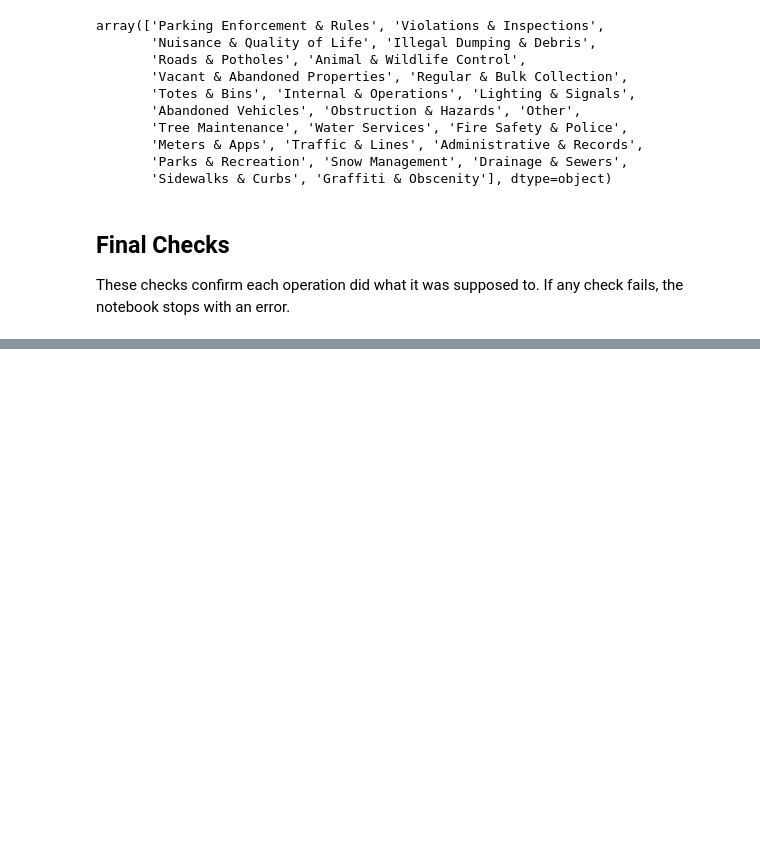
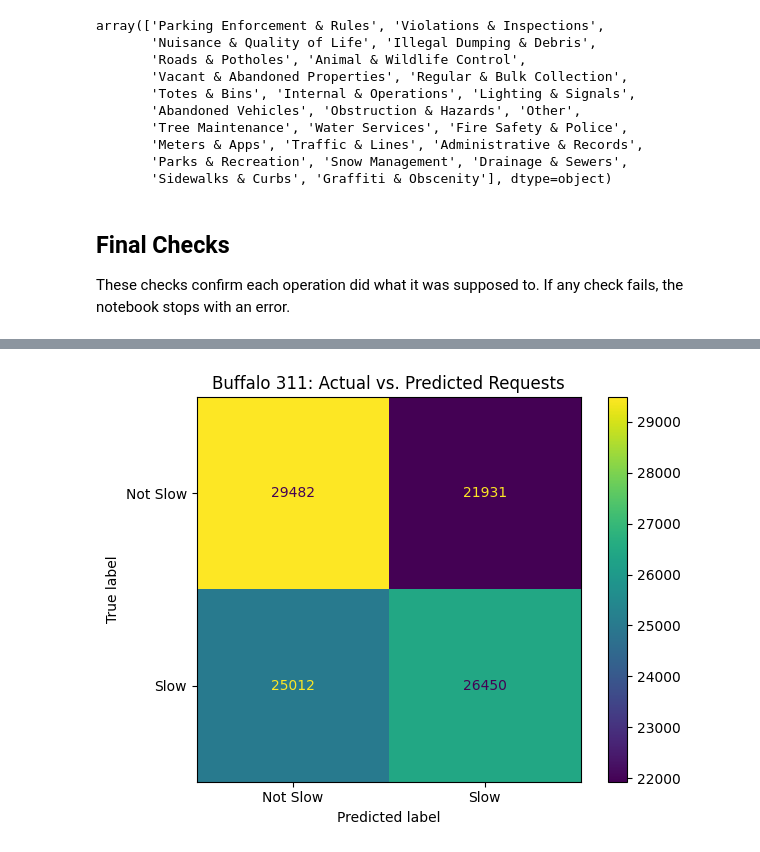
Before and after one commit to JoshuaCongHu/CTRL-Freaks, a Jupyter notebook: phase2/src/phase2_B.ipynb, the cells around one changed output, grey strips where cells are left out. Drawn from its saved outputs; the diff is of its cells as text; code cells hidden in the pictures; blank space fills up the shorter version.

Commit message:
Logistic Regression, but the predictive power isn't the best, so I'm gonna add more features to see if the ROC and accuracy will increase.

```diff
--- a/phase2/src/phase2_B.ipynb
+++ b/phase2/src/phase2_B.ipynb
@@ -809,0 +871,14 @@ df[["resolutionDays", "openYear", "openMonth", "season", "afterSwitch", "isSlow"
+# %%
+# we need to recalculate is_slow for test_df
+train_median = train_df.groupby('Type')['resolutionDays'].median()
+training_threshold = train_df['Type'].map(train_median)
+#test_median = test_df.groupby('Type')['resolutionDays'].median()
+test_threshold = test_df['Type'].map(train_median)
+
+train_df = train_df.copy()
+test_df = test_df.copy()
+
+train_df['isSlow'] = (train_df['resolutionDays'] > training_threshold).astype(int)
+test_df['isSlow'] = (test_df['resolutionDays'] > test_threshold).astype(int)
+
+print(train_df['isSlow'].value_counts(), test_df['isSlow'].value_counts())
@@ -809,0 +925,10 @@ df[["resolutionDays", "openYear", "openMonth", "season", "afterSwitch", "isSlow"
+# %%
+from sklearn.metrics import accuracy_score, classification_report, roc_auc_score
+
+predictions = model.predict(input_test)
+probabilities = model.predict_proba(input_test)[:, 1]
+# how many predicrions were correct
+print("Accuracy:", accuracy_score(output_test, predictions))
+print(classification_report(output_test, predictions, zero_division=0))
+# to check how well the model distinguishs slow 331 requests from requests that aren't actually slow
+print("ROC-AUC:", roc_auc_score(output_test, probabilities))
@@ -809,0 +947,16 @@ df[["resolutionDays", "openYear", "openMonth", "season", "afterSwitch", "isSlow"
+# %%
+# create a confusion matrix to see what the model gets right
+import matplotlib.pyplot as plt
+from sklearn.metrics import ConfusionMatrixDisplay, confusion_matrix
+cm = confusion_matrix(output_test, predictions)
+confusionMatrix = ConfusionMatrixDisplay(
+    confusion_matrix=cm,
+    display_labels=["Not Slow", "Slow"]
+)
+
+confusionMatrix.plot()
+plt.title("Buffalo 311: Actual vs. Predicted Requests")
+plt.tight_layout()
+plt.show()
+# %% [output]
+[figure, added]
```
Also changed, not shown: parts of 38 cells of this notebook.
